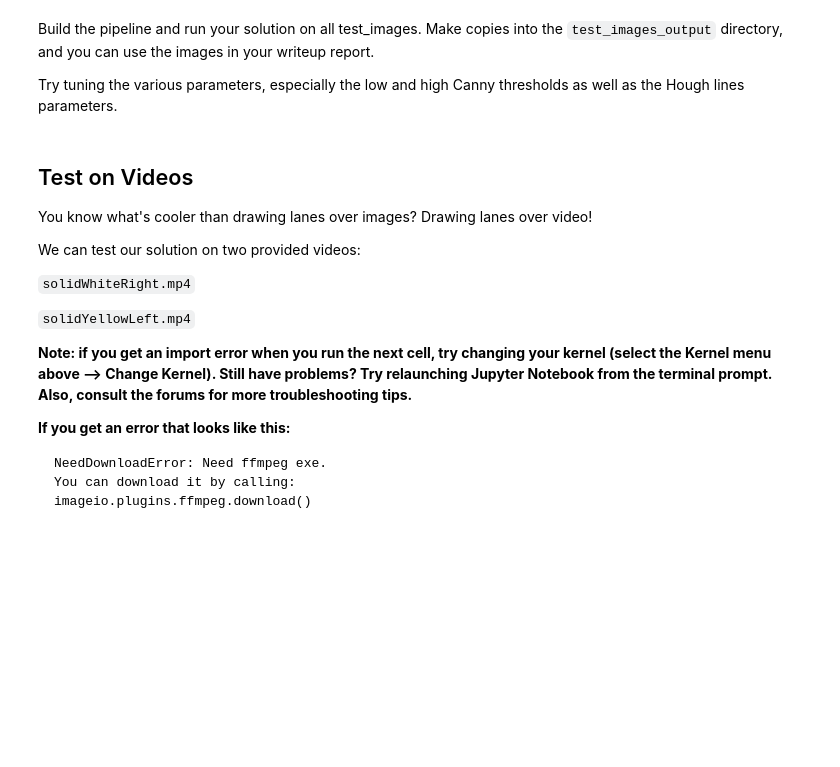
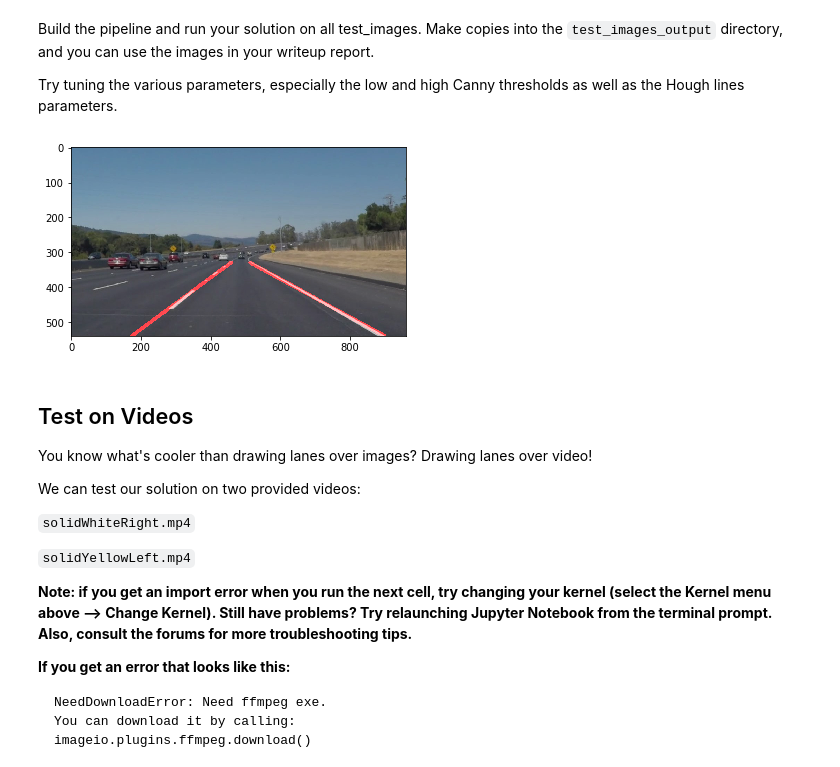
Before and after one commit to hyena3300/CarND-LaneLines-P1, a Jupyter notebook: P1.ipynb, the cells around one changed output. Cells and saved outputs as stored; diff of their text form; code cells hidden in the pictures; blank space fills up the shorter version.

Commit message:
Adjusted Hough transform to draw lines on videos

```diff
--- a/P1.ipynb
+++ b/P1.ipynb
@@ -154,23 +154,18 @@ def draw_lines(img, lines, color=[255, 0, 0], thickness=10):
     for line in lines:
         for x1,y1,x2,y2 in line:
             slope = (y2 - y1) / (x2 - x1)
-            print("Slope: ", slope)
 
-            print("X1: {0}, Y1: {1}, X2: {2}, Y2: {3}".format(x1, y1, x2, y2))
-            cv2.line(img, (x1, y1), (x2, y2), color, thickness)
+            if slope < -0.5 or slope > 0.5:
+                cv2.line(img, (x1, y1), (x2, y2), color, thickness)
 
 def my_draw_lines(img, lines, color=[255, 0, 0], thickness=10):
     imshape = image.shape
 
-    left_avg_slope = 0
-    left_slope_count = 0
     left_min_x = imshape[1]
     left_max_x = 0
     left_min_y = imshape[0]
     left_max_y = 0
 
-    right_avg_slope = 0
-    right_slope_count = 0
     right_min_x = imshape[1]
     right_max_x = 0
     right_min_y = imshape[0]
@@ -186,36 +181,22 @@ def my_draw_lines(img, lines, color=[255, 0, 0], thickness=10):
 
             slope = (y2 - y1) / (x2 - x1) # Warning: Potential division by zero
 
-            if slope < 0:
+            if slope < -0.5:
                 left_min_x = min(left_min_x, min(x1, x2))
                 left_max_x = max(left_max_x, max(x1, x2))
                 left_min_y = min(left_min_y, min(y1, y2))
                 left_max_y = max(left_max_y, max(y1, y2))
-
-                if left_slope_count == 0:
-                    left_avg_slope = slope
-                else:
-                    left_avg_slope += slope
-
-                left_slope_count += 1
-            elif slope > 0:
+            elif slope > 0.5:
                 before_max_x = right_max_x
                 right_min_x = min(right_min_x, min(x1, x2))
                 right_max_x = max(right_max_x, max(x1, x2))
                 right_min_y = min(right_min_y, min(y1, y2))
                 right_max_y = max(right_max_y, max(y1, y2))
 
-                if right_slope_count == 0:
-                    right_avg_slope = slope
-                else:
-                    right_avg_slope += slope
-
-                right_slope_count += 1
-
-    left_avg_slope = (left_avg_slope/left_slope_count)
+    left_avg_slope = (left_max_y - right_min_y)/(left_min_x - left_max_x)
     left_b = left_max_y - left_avg_slope * left_min_x
 
-    right_avg_slope = (right_avg_slope/right_slope_count)
+    right_avg_slope = (right_max_y - left_min_y)/(right_max_x - right_min_x)
     right_b = right_max_y - right_avg_slope * right_max_x
 
     if (left_min_y > min_y):
@@ -307,43 +288,48 @@ canny_high_threshold = 150
 rho = 1 # distance resolution in pixels of the Hough grid
 theta = np.pi/180 # angular resolution in radians of the Hough grid
 threshold = 15     # minimum number of votes (intersections in Hough grid cell)
-min_line_length = 30 #minimum number of pixels making up a line
+min_line_length = 25 #minimum number of pixels making up a line
 max_line_gap = 20    # maximum gap in pixels between connectable line segments
 
 
 def draw_lines_on_img(image):
     # Grayscale the image
     gray = grayscale(image)
 
     # Apply Gaussian smoothing
     blur_gray = gaussian_blur(gray, kernel_size)
 
     # Apply Canny edge detection
     edges = canny(blur_gray, canny_low_threshold, canny_high_threshold)
 
     # Defining a four sided polygon to mask
     imshape = image.shape
-    vertices = np.array([[(0,imshape[0]),(420, 330), (600, 330), (imshape[1],imshape[0])]], dtype=np.int32)
+    vertices = np.array([[(0,imshape[0]),(440, 330), (530, 330), (imshape[1],imshape[0])]], dtype=np.int32)
 
     # Next we'll create a masked edges image
     masked_edges = region_of_interest(edges, vertices)
 
     # Run Hough on edge detected image
     # Output "lines" is an array containing endpoints of detected line segments
     line_image = hough_lines(masked_edges, rho, theta, threshold, min_line_length, max_line_gap)
+
+    # Create a "color" binary image to combine with line image
+    #color_edges = np.dstack((masked_edges, masked_edges, masked_edges))
 
     # Draw the lines on the edge image
     weighted_image = weighted_img(line_image, image)
 
     return weighted_image
 
 for image_filename in image_files:
     # Read in the img
     image = load_image(input_image_folder_path + image_filename)
 
     weighted_image = draw_lines_on_img(image)
-    #plt.imshow(weighted_image)
-    plt.imsave(output_image_folder_path + image_filename, weighted_image)
+    plt.imshow(weighted_image)
+    #plt.imsave(output_image_folder_path + image_filename, weighted_image)
+# %% [output]
+[figure, added]
 # %% [markdown]
 ## Test on Videos
 
```
Also changed, not shown: parts of 2 cells of this notebook, 8 other files.
